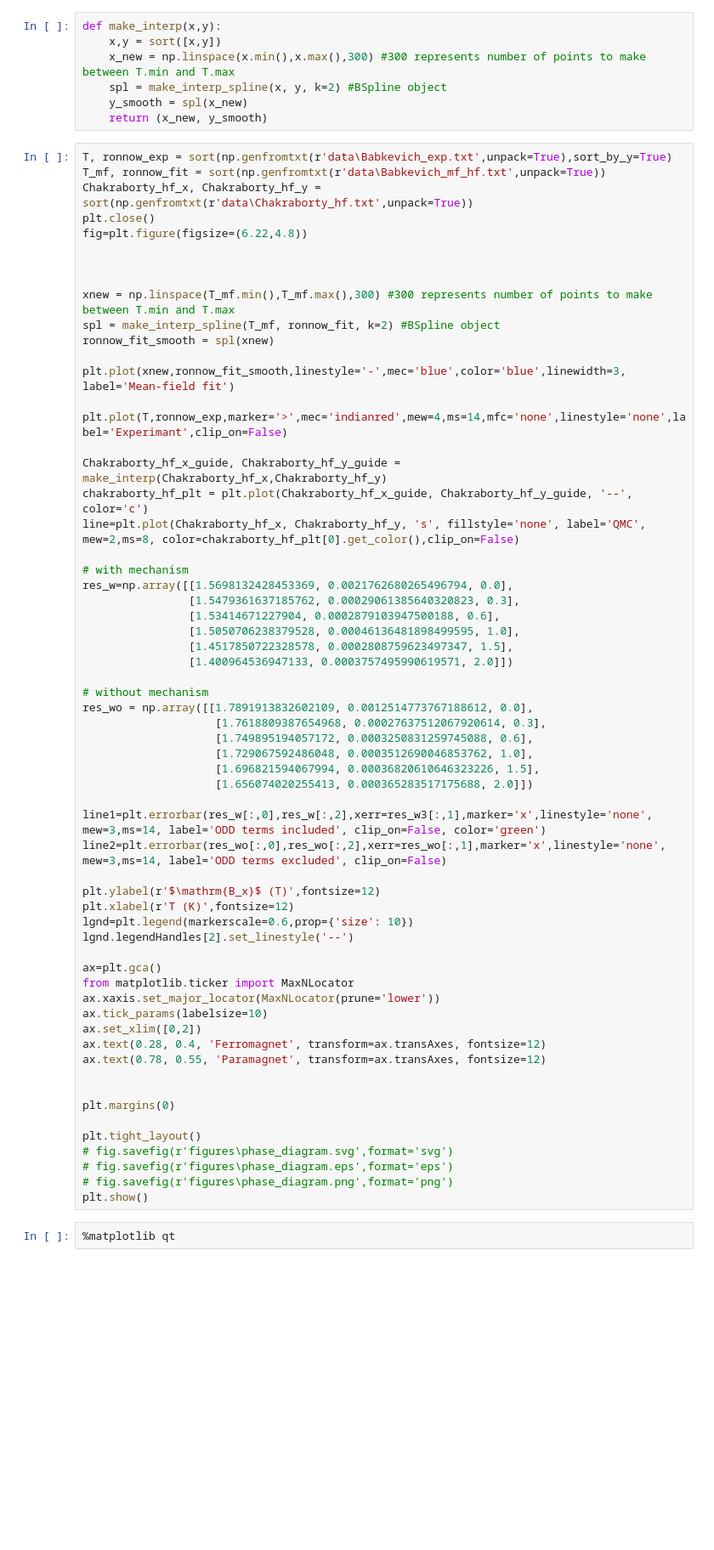
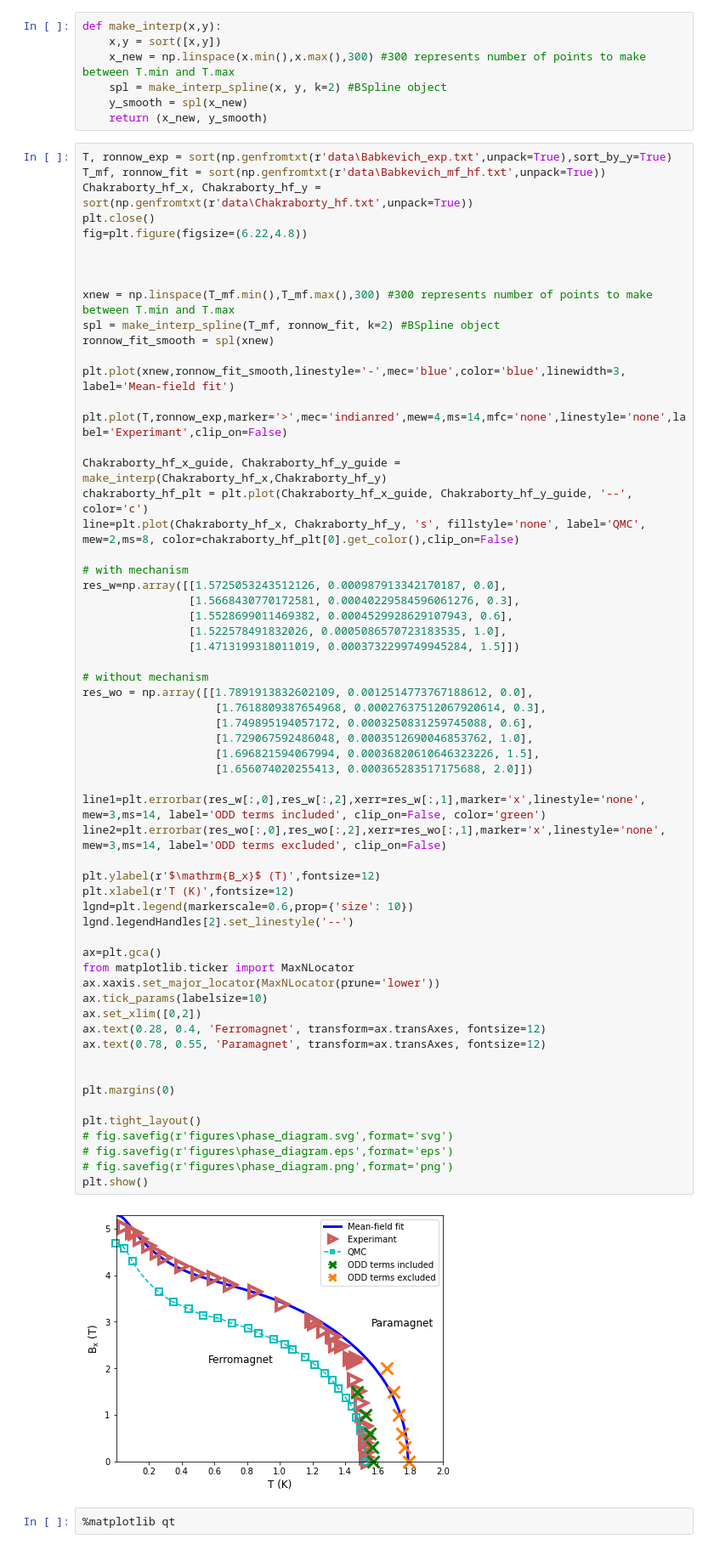
Before and after one commit to tomerdol/MC-LiHoF4-offdiagonal-dipolar, a Jupyter notebook: scripts/jupyter_notebooks/Phase diagram - results.ipynb, the cells around one changed output. Shown at 85% size. Cells and saved outputs as stored; diff of their text form; blank space fills up the shorter version.

```diff
--- a/scripts/jupyter_notebooks/Phase diagram - results.ipynb
+++ b/scripts/jupyter_notebooks/Phase diagram - results.ipynb
@@ -52,45 +52,46 @@ chakraborty_hf_plt = plt.plot(Chakraborty_hf_x_guide, Chakraborty_hf_y_guide, '-
 line=plt.plot(Chakraborty_hf_x, Chakraborty_hf_y, 's', fillstyle='none', label='QMC', mew=2,ms=8, color=chakraborty_hf_plt[0].get_color(),clip_on=False)
 
 # with mechanism
-res_w=np.array([[1.5698132428453369, 0.0021762680265496794, 0.0],
-                [1.5479361637185762, 0.00029061385640320823, 0.3],
-                [1.53414671227904, 0.0002879103947500188, 0.6],
-                [1.5050706238379528, 0.00046136481898499595, 1.0],
-                [1.4517850722328578, 0.0002808759623497347, 1.5],
-                [1.400964536947133, 0.0003757495990619571, 2.0]])
+res_w=np.array([[1.5725053243512126, 0.000987913342170187, 0.0],
+                [1.5668430770172581, 0.00040229584596061276, 0.3],
+                [1.5528699011469382, 0.0004529928629107943, 0.6],
+                [1.522578491832026, 0.0005086570723183535, 1.0],
+                [1.4713199318011019, 0.0003732299749945284, 1.5]])
 
 # without mechanism
 res_wo = np.array([[1.7891913832602109, 0.0012514773767188612, 0.0],
                     [1.7618809387654968, 0.00027637512067920614, 0.3],
                     [1.749895194057172, 0.0003250831259745088, 0.6],
                     [1.729067592486048, 0.0003512690046853762, 1.0],
                     [1.696821594067994, 0.00036820610646323226, 1.5],
                     [1.656074020255413, 0.000365283517175688, 2.0]])
 
-line1=plt.errorbar(res_w[:,0],res_w[:,2],xerr=res_w3[:,1],marker='x',linestyle='none', mew=3,ms=14, label='ODD terms included', clip_on=False, color='green')
+line1=plt.errorbar(res_w[:,0],res_w[:,2],xerr=res_w[:,1],marker='x',linestyle='none', mew=3,ms=14, label='ODD terms included', clip_on=False, color='green')
 line2=plt.errorbar(res_wo[:,0],res_wo[:,2],xerr=res_wo[:,1],marker='x',linestyle='none', mew=3,ms=14, label='ODD terms excluded', clip_on=False)
 
 plt.ylabel(r'$\mathrm{B_x}$ (T)',fontsize=12)
 plt.xlabel(r'T (K)',fontsize=12)
 lgnd=plt.legend(markerscale=0.6,prop={'size': 10})
 lgnd.legendHandles[2].set_linestyle('--')
 
 ax=plt.gca()
 from matplotlib.ticker import MaxNLocator
 ax.xaxis.set_major_locator(MaxNLocator(prune='lower'))
 ax.tick_params(labelsize=10)
 ax.set_xlim([0,2])
 ax.text(0.28, 0.4, 'Ferromagnet', transform=ax.transAxes, fontsize=12)
 ax.text(0.78, 0.55, 'Paramagnet', transform=ax.transAxes, fontsize=12)
 
 
 plt.margins(0)
 
 plt.tight_layout()
 # fig.savefig(r'figures\phase_diagram.svg',format='svg')
 # fig.savefig(r'figures\phase_diagram.eps',format='eps')
 # fig.savefig(r'figures\phase_diagram.png',format='png')
 plt.show()
+# %% [output]
+[figure, added]
 # %%
 %matplotlib qt
 # %%
```
Also changed, not shown: 3 other files.
